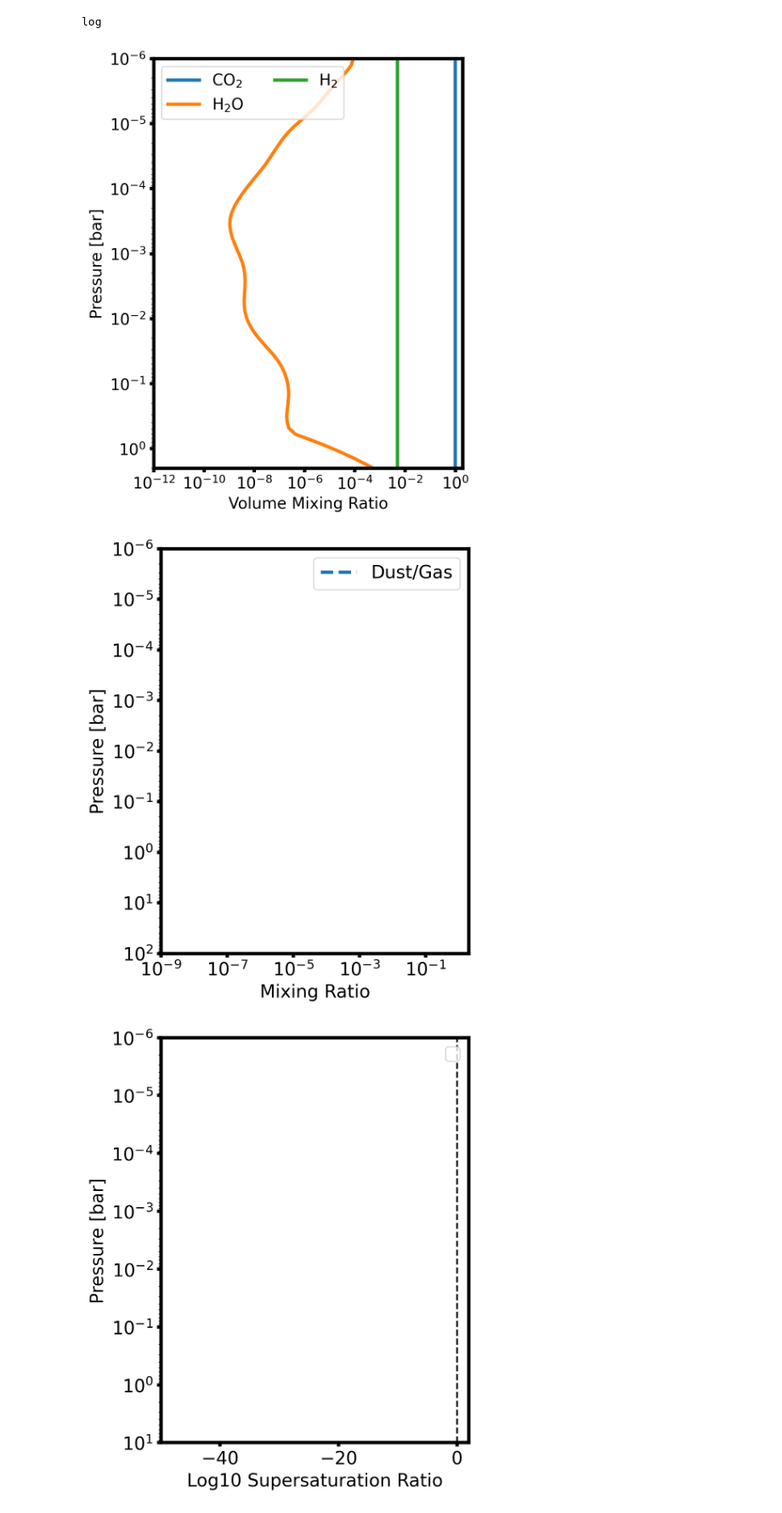
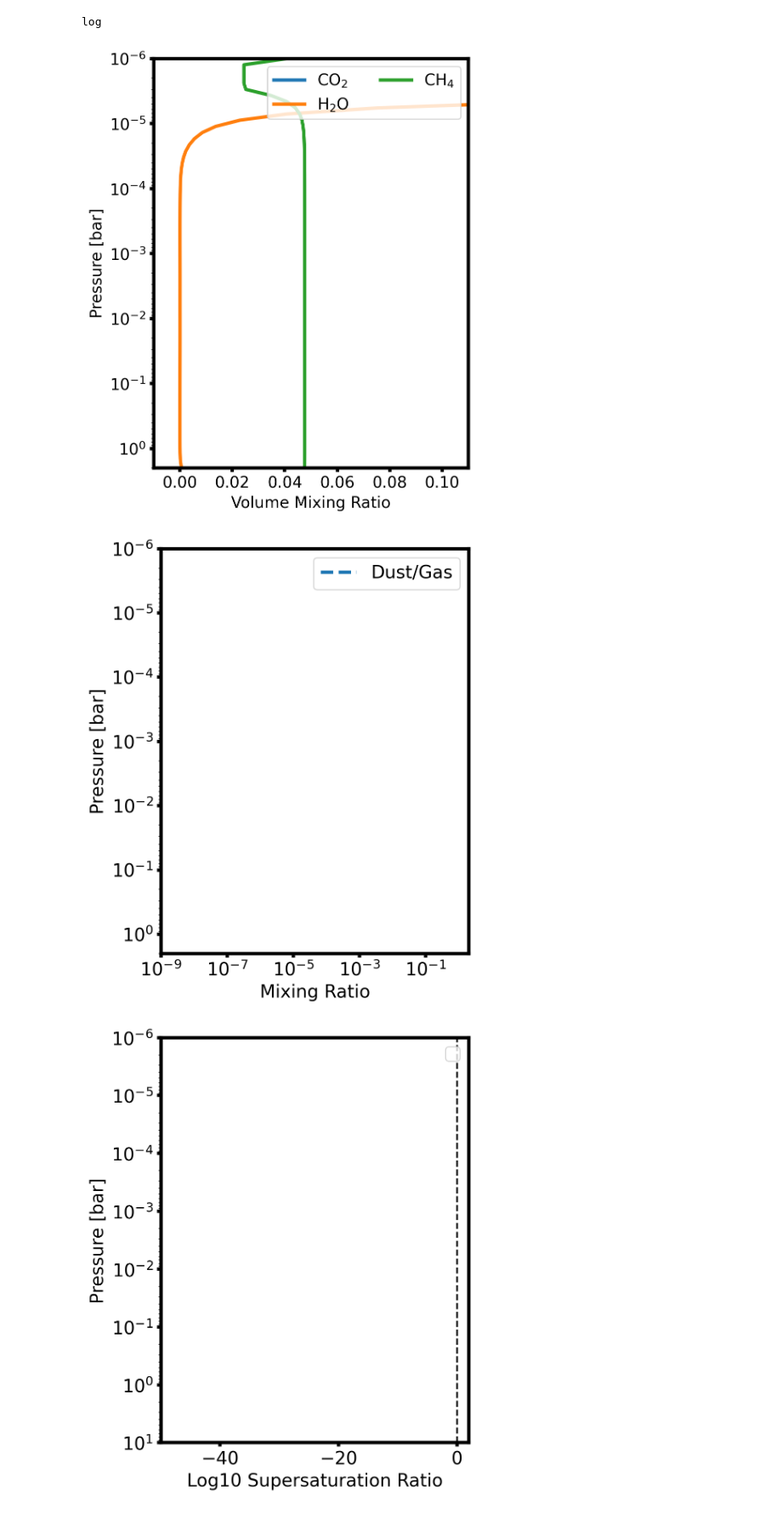
Before and after one commit to DavidDahlbudding/chelio, a Jupyter notebook: analyze/1_IndividualRun.ipynb, the cells around one changed output. Shown at 85% size. Saved outputs shown, nothing was run; the diff lists cells and outputs as text; code cells hidden in the pictures.

Commit message:
fix early Mars VMRs

```diff
--- a/analyze/1_IndividualRun.ipynb
+++ b/analyze/1_IndividualRun.ipynb
@@ -16,7 +16,7 @@ from mixfile_utils import p_sat
 # Load a single simulation run
 # All data loading, parsing, and iteration handling is done by ChelioRun.
 output_folder = "../output/EarlyMars_CIA_comparison/"
-run_name = "EarlyMars_H2=0.5pct_CIA=CO2-H2_2018"
+run_name = "EarlyMars_CH4=5pct_CIA=CO2-CH4_2017"
 #run_name = "Earth_Tint=150K_Psurf=10bar_aH=1.0_aC=0.1_aO=0.01_aN=1.0"
 #run_name = "Earth_P0=1e8_Tint=50_CplusO=1e-2_CtoO=0.59"
 #run_name = "test"
@@ -142,35 +143,37 @@ target_molecules = np.array(run.mol_names)[mask]
 fig, ax = plt.subplots(1, 1, figsize=(5, 6))
 
 # plot_profile can now take a list of molecules to plot
 plot_profile(
     run,
     param_key=target_molecules,
     y_axis='pressure',
     log_x=True,
     ax=ax,
     iteration_index=i,
     mol_type='mol'
 )
 
 print(ax.get_xscale())
+ax.set_xscale('linear')
+ax.set_xlim(-0.01, 0.11)
 
-ax.set_xlim(1e-12, 2e0)
+#ax.set_xlim(1e-12, 2e0)
 ax.set_ylim(np.nanmax(run.pressures_bar), np.nanmin(run.pressures_bar))
 ax.set_xlabel("Volume Mixing Ratio")
 ax.set_title(run.run_name.replace("_", ", "))
 
 # turn on preferred options
 #set_white(ax)
 increase_size(ax, linewidth=3, fontsize=14, legendcols=2)
 ax.set_title('', fontsize=16)
 #ax.set_ylabel('')
 plt.tight_layout()
 #plt.savefig(f"images/JulyPoster/FinalChem_{run_name}.svg", format="svg", transparent=True)
 
 plt.show()
 # %% [output]
 log
-[figure, old version]
+[figure, new version]
 # %%
 # plot the dust "mixing ratios"
 i = -1
@@ -227,7 +230,7 @@ plt.tight_layout()
 
 plt.show()
 # %% [output]
-[figure, old version]
+[figure, new version]
 # %%
 # plot supersaturation ratios of dust species
 i = -1
```
Also changed, not shown: parts of 2 cells of this notebook, 1 other file.
